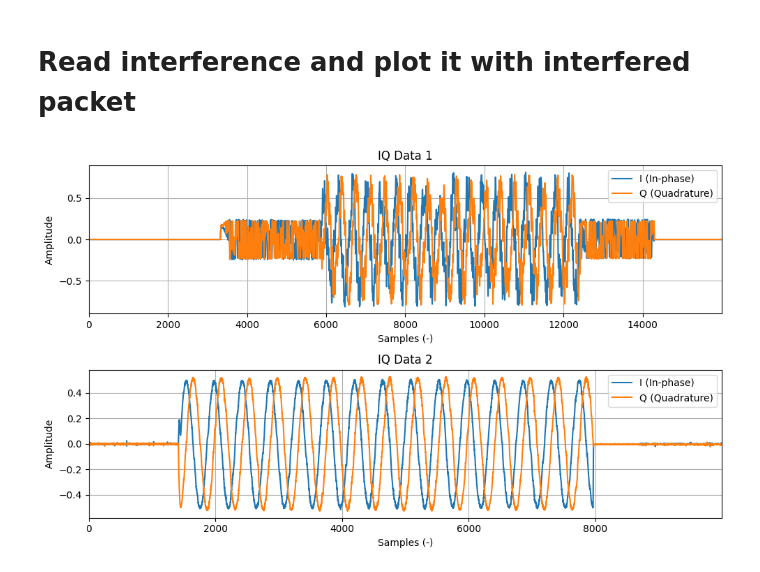
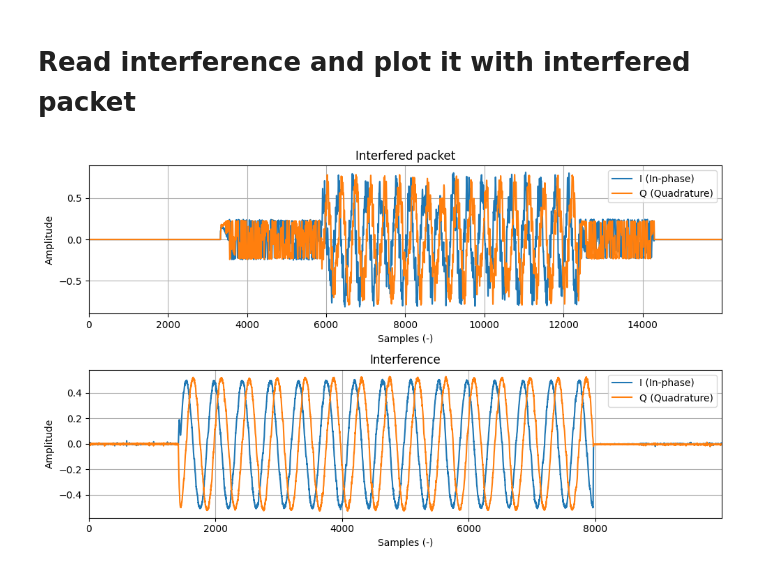
Before and after one commit to SDMote/SDR_projects, a Jupyter notebook: python_phy/subtraction_test.ipynb, the cells around one changed output. Drawn from its saved outputs; the diff is of its cells as text; code cells hidden in the pictures.

```diff
--- a/python_phy/subtraction_test.ipynb
+++ b/python_phy/subtraction_test.ipynb
@@ -61,9 +65,10 @@ bit_error_rate = 38.41
 # Read interference and plot it with interfered packet
 # %%
 filename: str = "tone_8dBm_0MHz_BLE.dat"
+# filename: str = "802154_8dBm_0MHz.dat"
 
 # Open file
 iq_samples_interference = read_iq_data(f"../capture_nRF/data/new/{filename}")
-subplots_iq([iq_samples, iq_samples_interference], fs)
+subplots_iq([iq_samples, iq_samples_interference], fs, ["Interfered packet", "Interference"])
 # %% [output]
-[figure, old version]
+[figure, new version]
```
Also changed, not shown: parts of 7 cells of this notebook.
